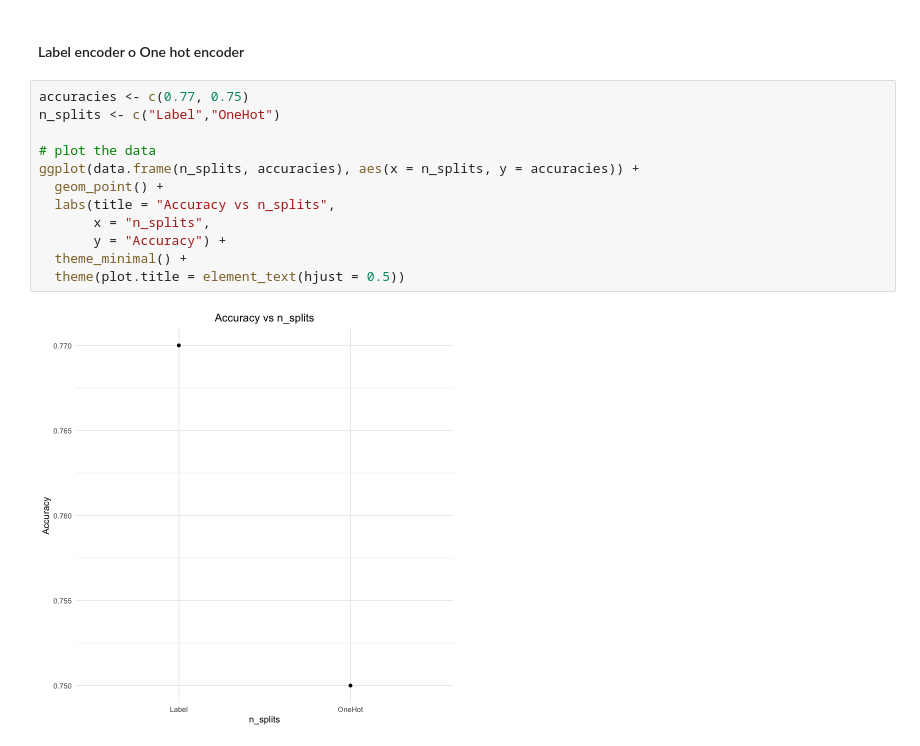
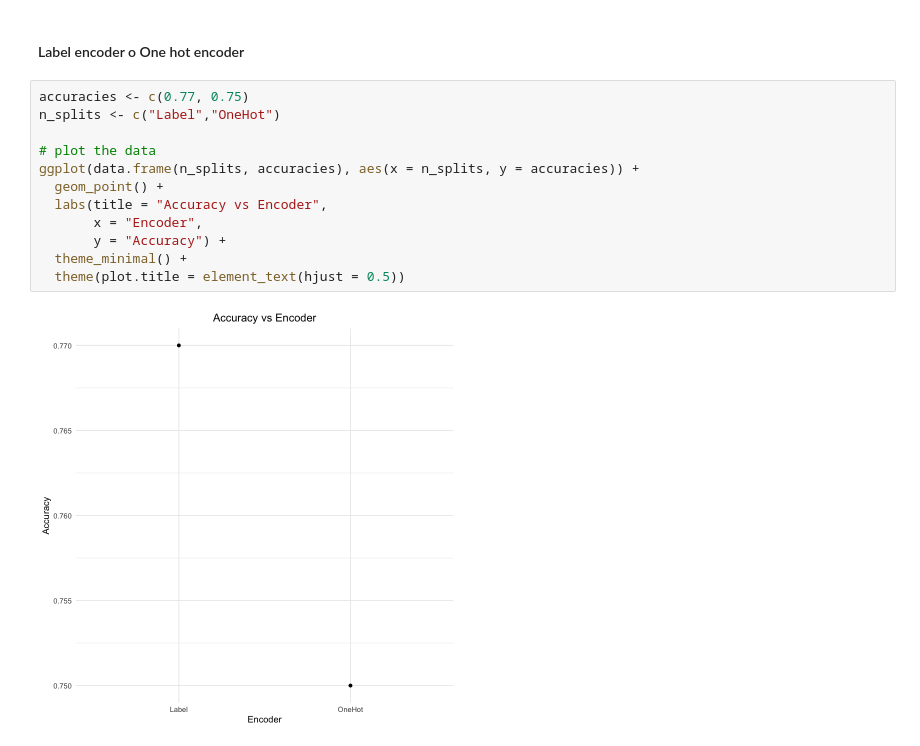
Before and after one commit to Oier-Mk/TFM-XAIpipeline, a Jupyter notebook: src/R/4_xgboost.ipynb, the cells around one changed output. Saved outputs shown, nothing was run; the diff lists cells and outputs as text.

```diff
--- a/src/R/4_xgboost.ipynb
+++ b/src/R/4_xgboost.ipynb
@@ -97,14 +115,14 @@ print(paste("Accuracy:", round(accuracy, 2)))
 # %%
 accuracies <- c(0.77, 0.75)
 n_splits <- c("Label","OneHot")
 
 # plot the data
 ggplot(data.frame(n_splits, accuracies), aes(x = n_splits, y = accuracies)) +
   geom_point() +
-  labs(title = "Accuracy vs n_splits",
-       x = "n_splits",
+  labs(title = "Accuracy vs Encoder",
+       x = "Encoder",
        y = "Accuracy") +
   theme_minimal() +
   theme(plot.title = element_text(hjust = 0.5))
 # %% [output]
-[figure, old version]
+[figure, new version]
```
Also changed, not shown: parts of 1 cell of this notebook.
